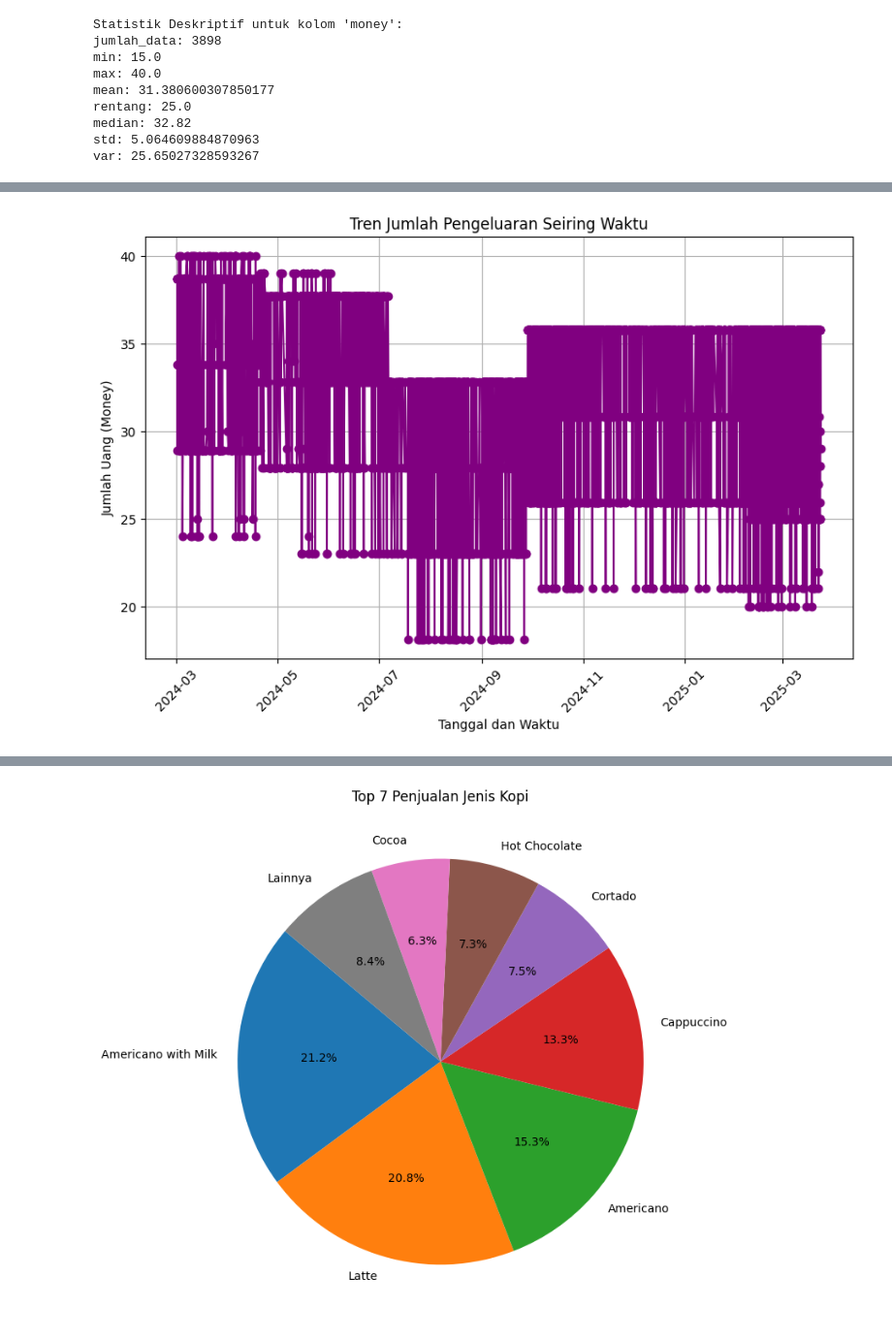
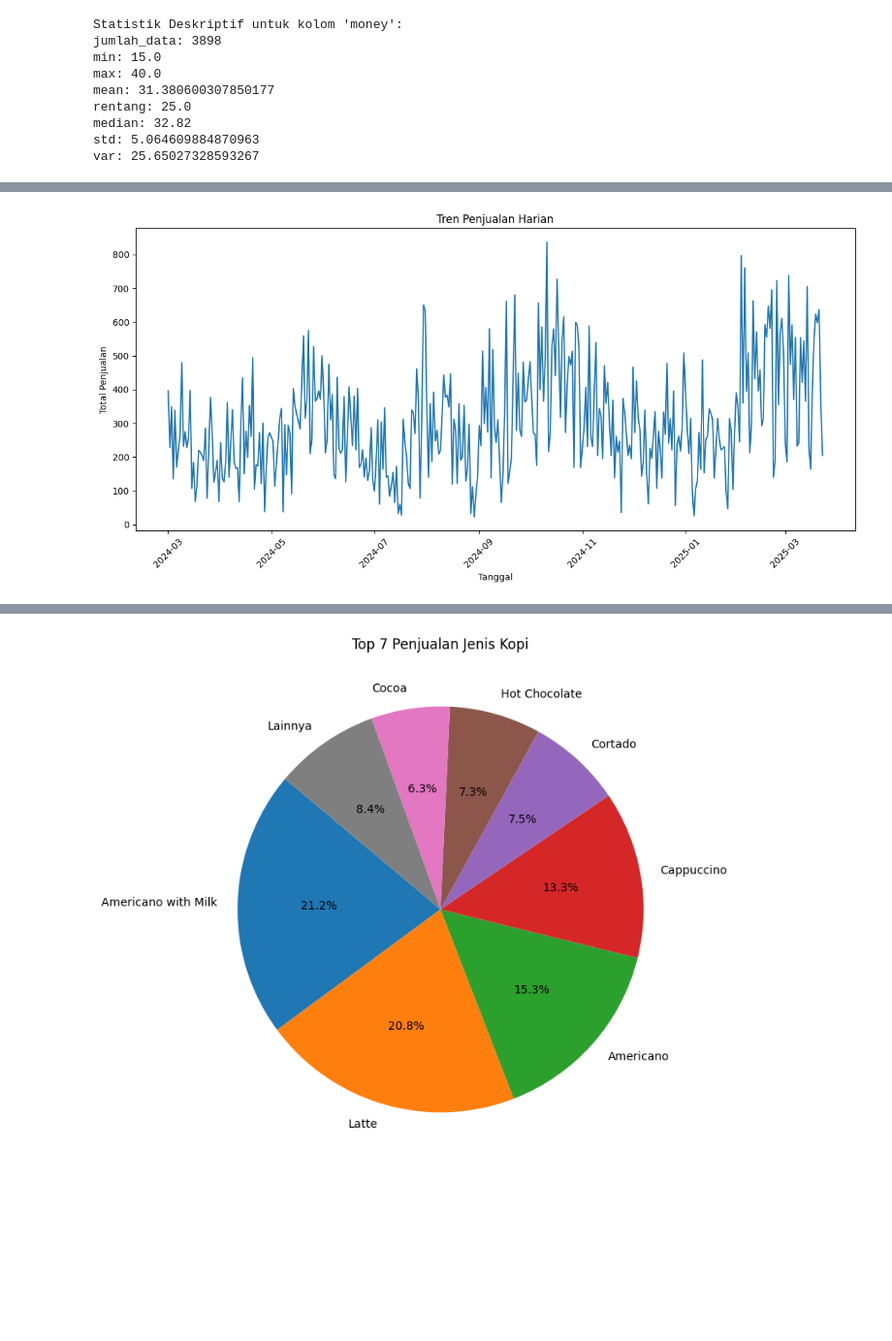
Before and after one commit to ItsKarr007/DataScince, a Jupyter notebook: TUGAS UTS.ipynb, the cells around one changed output, grey strips where cells are left out. Shown at 97% size. Saved outputs shown, nothing was run; the diff lists cells and outputs as text; code cells hidden in the pictures; blank space fills up the shorter version.

```diff
--- a/TUGAS UTS.ipynb
+++ b/TUGAS UTS.ipynb
@@ -240,16 +219,20 @@ plt.show()
 # %%
 df_final['datetime'] = pd.to_datetime(df_final['datetime'], errors='coerce')
 
-df_final = df_final.sort_values('datetime')
+# Buat kolom tanggal (tanpa jam)
+df_final['date'] = df_final['datetime'].dt.date
 
-plt.figure(figsize=(10,6))
-plt.plot(df_final['datetime'], df_final['money'], color='purple', linestyle='-', marker='o')
+# Agregasi total penjualan per hari
+daily_sales = df_final.groupby('date')['money'].sum()
 
-plt.title('Tren Jumlah Pengeluaran Seiring Waktu')
-plt.xlabel('Tanggal dan Waktu')
-plt.ylabel('Jumlah Uang (Money)')
+# Plot
+plt.figure(figsize=(12,6))
+plt.plot(daily_sales.index, daily_sales.values)
+plt.title('Tren Penjualan Harian')
+plt.xlabel('Tanggal')
+plt.ylabel('Total Penjualan')
 plt.xticks(rotation=45)
-plt.grid(True)
+plt.tight_layout()
 plt.show()
 # %% [output]
-[figure, old version]
+[figure, new version]
```
Also changed, not shown: parts of 15 cells of this notebook.
